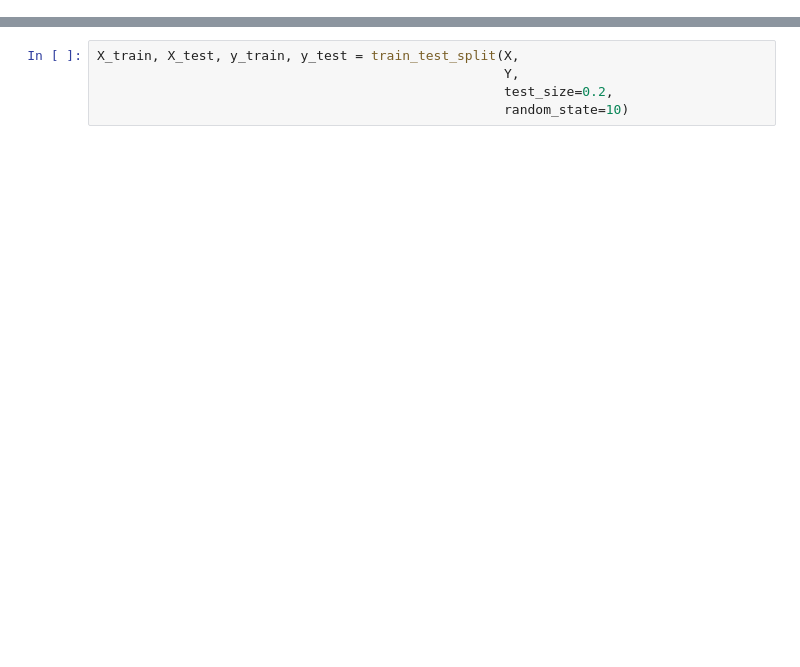
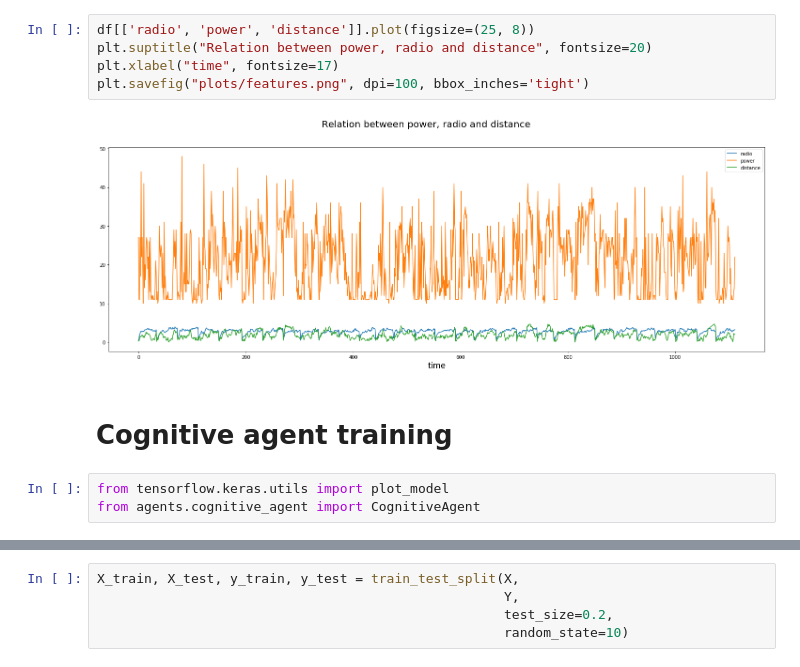
Before and after one commit to fstovarr/stochastic-models, a Jupyter notebook: ns3-project/adhoc-wifi/deep_agent.ipynb, the cells around one changed output, grey strips where cells are left out. Drawn from its saved outputs; the diff is of its cells as text; blank space fills up the shorter version.

```diff
--- a/ns3-project/adhoc-wifi/deep_agent.ipynb
+++ b/ns3-project/adhoc-wifi/deep_agent.ipynb
@@ -80,0 +54,12 @@ df[['radio', 'power', 'distance']].plot(figsize=(25, 8))
+# %%
+df[['radio', 'power', 'distance']].plot(figsize=(25, 8))
+plt.suptitle("Relation between power, radio and distance", fontsize=20)
+plt.xlabel("time", fontsize=17)
+plt.savefig("plots/features.png", dpi=100, bbox_inches='tight')
+# %% [output]
+[figure, added]
+# %% [markdown]
+# Cognitive agent training
+# %%
+from tensorflow.keras.utils import plot_model
+from agents.cognitive_agent import CognitiveAgent
```
Also changed, not shown: parts of 30 cells of this notebook, 17 other files.
